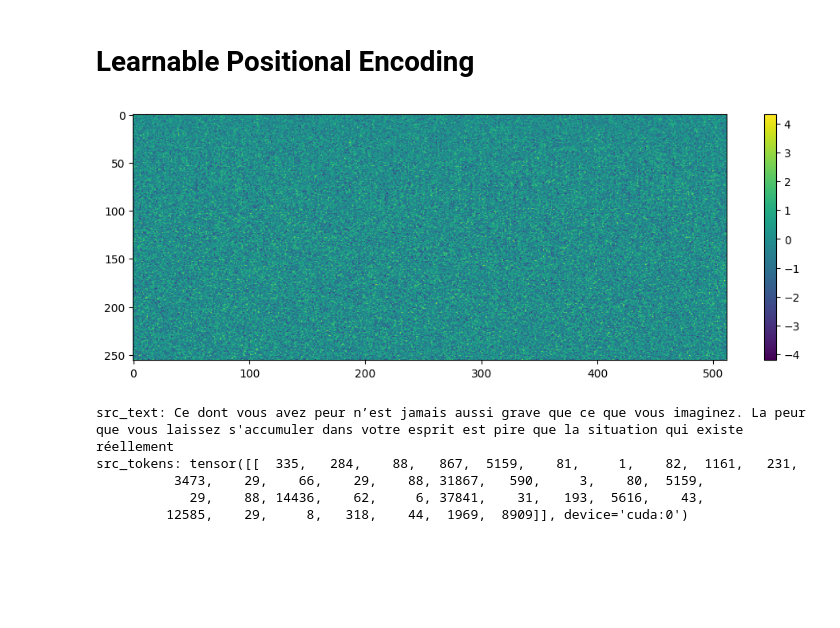
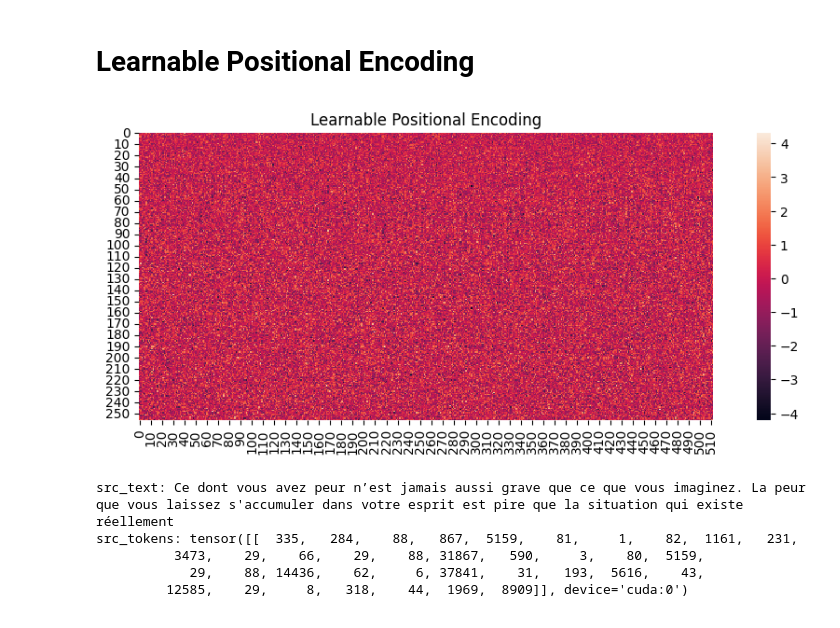
Before and after one commit to YigesMx/Transformer_FR2EN, a Jupyter notebook: visualization.ipynb, the cells around one changed output. Saved outputs shown, nothing was run; the diff lists cells and outputs as text; code cells hidden in the pictures; blank space fills up the shorter version.

```diff
--- a/visualization.ipynb
+++ b/visualization.ipynb
@@ -1,13 +1,13 @@
 # %%
-import subprocess
-import os
+# import subprocess
+# import os
 
-result = subprocess.run('bash -c "source /etc/network_turbo && env | grep proxy"', shell=True, capture_output=True, text=True)
-output = result.stdout
-for line in output.splitlines():
-    if '=' in line:
-        var, value = line.split('=', 1)
-        os.environ[var] = value
+# result = subprocess.run('bash -c "source /etc/network_turbo && env | grep proxy"', shell=True, capture_output=True, text=True)
+# output = result.stdout
+# for line in output.splitlines():
+#     if '=' in line:
+#         var, value = line.split('=', 1)
+#         os.environ[var] = value
 # %%
 import os
 import argparse
@@ -162,12 +209,14 @@ learnable_attn_vis = AttnVis(*create_model(args))
 # %%
 # 热力图可视化 learnable encoding
 plt.figure(figsize=(12, 4))
-plt.imshow(learnable_attn_vis.model.positional_encoding.learnable_pos(
-    learnable_attn_vis.model.positional_encoding.pos_ids).squeeze(0).to('cpu').detach().numpy(), aspect='auto')
-plt.colorbar()
+ax = plt.gca()
+sns.heatmap(learnable_attn_vis.model.positional_encoding.learnable_pos(
+    learnable_attn_vis.model.positional_encoding.pos_ids).squeeze(0).to('cpu').detach().numpy(), xticklabels=10, yticklabels=10)
+ax.set_aspect('equal')
+plt.title('Learnable Positional Encoding')
 plt.show()
 # %% [output]
-[figure, old version]
+[figure, new version]
 # %%
 test(model=learnable_attn_vis.model,
      src_text=global_src_text,
```
Also changed, not shown: parts of 5 cells of this notebook.
